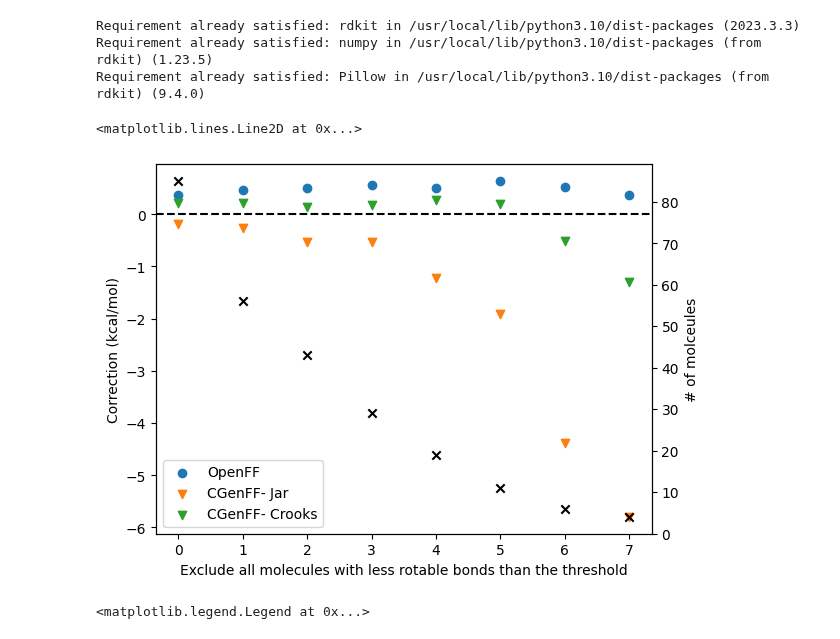
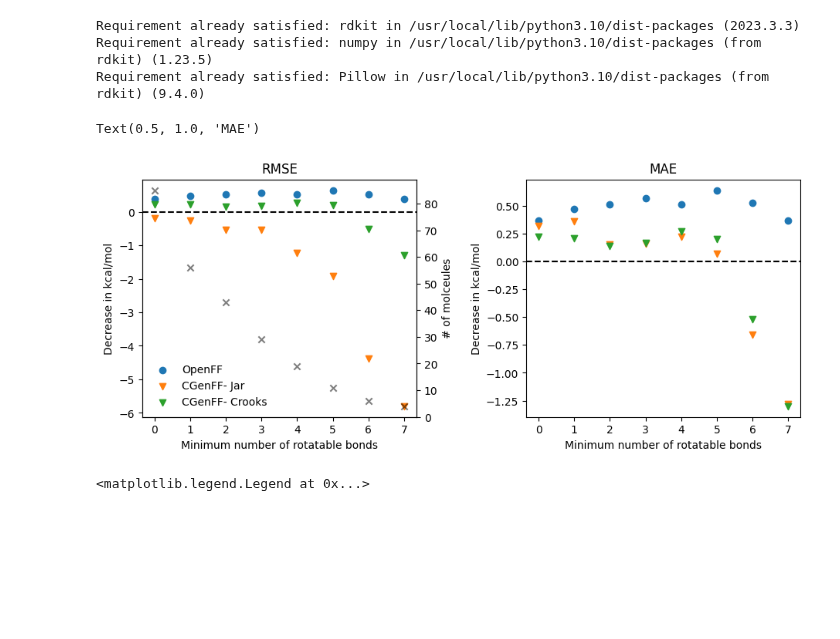
Before and after one commit to JohannesKarwou/notebooks, a Jupyter notebook: combinedDataset.ipynb, the cells around one changed output. Saved outputs shown, nothing was run; the diff lists cells and outputs as text; code cells hidden in the pictures; blank space fills up the shorter version.

```diff
--- a/combinedDataset.ipynb
+++ b/combinedDataset.ipynb
@@ -144,6 +164,9 @@ data["EXS correction"] = np.abs(data["ML-ASFE [kcal/mol]"]-data["MM-ASFE [kcal/m
 results = {}
 results_cgenff = {}
 results_cgenff_crooks = {}
+mae_results = {}
+mae_results_cgenff = {}
+mae_results_cgenff_crooks = {}
 for i in range(0,6,1):
   i = i/10
   reducedData = data.drop(data[np.abs(data['EXS correction']) < i ].index)
@@ -158,4 +181,7 @@ for i in range(0,6,1):
   results[i] = rmse0-rmse1,len(reducedData)
   results_cgenff[i] = Crmse0-Crmse1,len(reducedData)
   results_cgenff_crooks[i] = Crmse0 - CrooksRmse1
+  mae_results[i] = mae0-mae1,len(reducedData)
+  mae_results_cgenff[i] = Cmae0-Cmae1,len(reducedData)
+  mae_results_cgenff_crooks[i] = Cmae0 - CrooksMae1
 # %%
@@ -207,6 +242,9 @@ for index, row in data.iterrows():
 results = {}
 results_cgenff = {}
 results_cgenff_crooks = {}
+mae_results = {}
+mae_results_cgenff = {}
+mae_results_cgenff_crooks = {}
 for i in range(0,8):
   reducedData = data.drop(data[data['numRotBonds'] < i ].index)
   reducedData = reducedData.drop(reducedData[np.abs(reducedData['Jar correction']) < 0.1 ].index)
@@ -218,27 +256,37 @@ for i in range(0,8):
   rmse1,mae1,_,_,_ = calculate_statistics(reducedData["Exp [kcal/mol]"],reducedData["ML-ASFE [kcal/mol]"])
   Crmse1,Cmae1,_,_,_ = calculate_statistics(reducedData["Exp [kcal/mol]"],reducedData["Jar result"])
   CrooksRmse1,CrooksMae1,_,_,_ = calculate_statistics(reducedData["Exp [kcal/mol]"],reducedData["Crooks result"])
-  # results[i] = rmse0-rmse1,len(reducedData)
-  # results_cgenff[i] = Crmse0-Crmse1,len(reducedData)
-  # results_cgenff_crooks[i] = Crmse0 - CrooksRmse1
+  mae_results[i] = mae0-mae1,len(reducedData)
+  mae_results_cgenff[i] = Cmae0-Cmae1,len(reducedData)
+  mae_results_cgenff_crooks[i] = Cmae0 - CrooksMae1
   results[i] = mae0-mae1,len(reducedData)
   results_cgenff[i] = mae0-Cmae1,len(reducedData)
   results_cgenff_crooks[i] = Cmae0 - CrooksMae1
 # %%
-fig, ax1 = plt.subplots()
-ax1.scatter(results.keys(),[item[0] for item in results.values()], label = "OpenFF")
-ax1.scatter(results_cgenff.keys(),[item[0] for item in results_cgenff.values()],marker ="v", label = "CGenFF- Jar")
-ax1.scatter(results_cgenff_crooks.keys(),results_cgenff_crooks.values(), marker = "v", label = "CGenFF- Crooks")
-ax1.set_ylabel("Correction (kcal/mol)")
-ax1.set_xlabel("Exclude all molecules with less rotable bonds than the threshold")
-ax2 = ax1.twinx()
-ax2.scatter(results.keys(),[item[1] for item in results.values()],marker="x",color="black",label="# of molecules")
+fig, ax1 = plt.subplots(1,2, figsize=(11, 4),sharex=True)
+fig.subplots_adjust(wspace=0.4)
+ax1[0].scatter(results.keys(),[item[0] for item in results.values()], label = "OpenFF")
+ax1[0].scatter(results_cgenff.keys(),[item[0] for item in results_cgenff.values()],marker ="v", label = "CGenFF- Jar")
+ax1[0].scatter(results_cgenff_crooks.keys(),results_cgenff_crooks.values(), marker = "v", label = "CGenFF- Crooks")
+ax1[0].set_ylabel("Decrease in kcal/mol")
+ax1[0].set_title("RMSE")
+ax1[0].set_xlabel("Minimum number of rotatable bonds")
+ax2 = ax1[0].twinx()
+ax2.scatter(results.keys(),[item[1] for item in results.values()],marker="x",color="black",label="# of molecules",alpha=0.5)
 ax2.set_ylabel("# of molceules")
-ax1.legend(frameon=True,loc="lower left")
-ax1.axhline(0,color="black",linestyle="dashed")
+ax1[0].axhline(0,color="black",linestyle="dashed")
+ax1[0].legend(frameon=False,loc="lower left")
+
+ax1[1].scatter(mae_results.keys(),[item[0] for item in mae_results.values()], label = "OpenFF")
+ax1[1].scatter(mae_results_cgenff.keys(),[item[0] for item in mae_results_cgenff.values()],marker ="v", label = "CGenFF- Jar")
+ax1[1].scatter(mae_results_cgenff_crooks.keys(),mae_results_cgenff_crooks.values(), marker = "v", label = "CGenFF- Crooks")
+ax1[1].set_ylabel("Decrease in kcal/mol")
+ax1[1].axhline(0,color="black",linestyle="dashed")
+ax1[1].set_xlabel("Minimum number of rotatable bonds")
+ax1[1].set_title("MAE")
 # %% [output]
-<matplotlib.lines.Line2D at 0x...>
+Text(0.5, 1.0, 'MAE')
-[figure, old version]
+[figure, new version]
 # %%
 results = {}
 results_cgenff = {}
```
Also changed, not shown: parts of 4 cells of this notebook.
